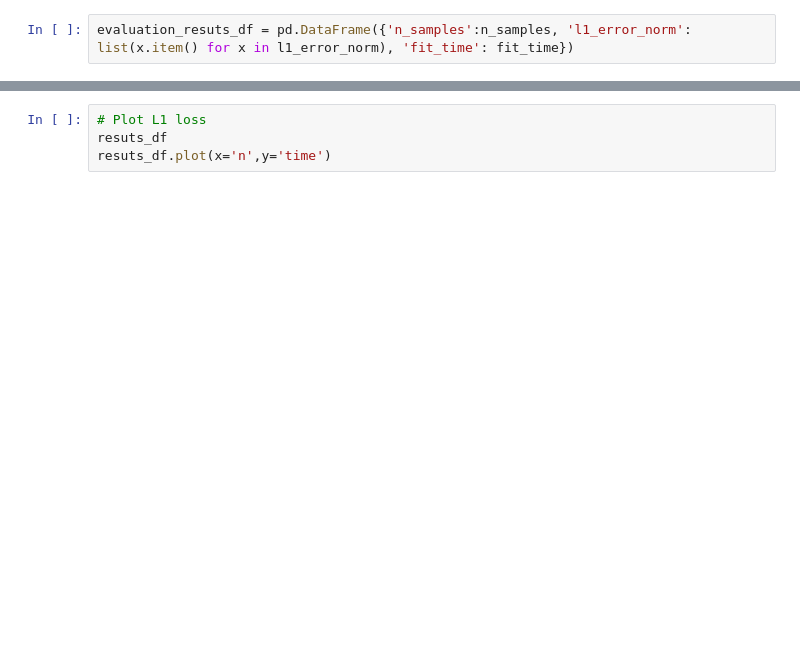
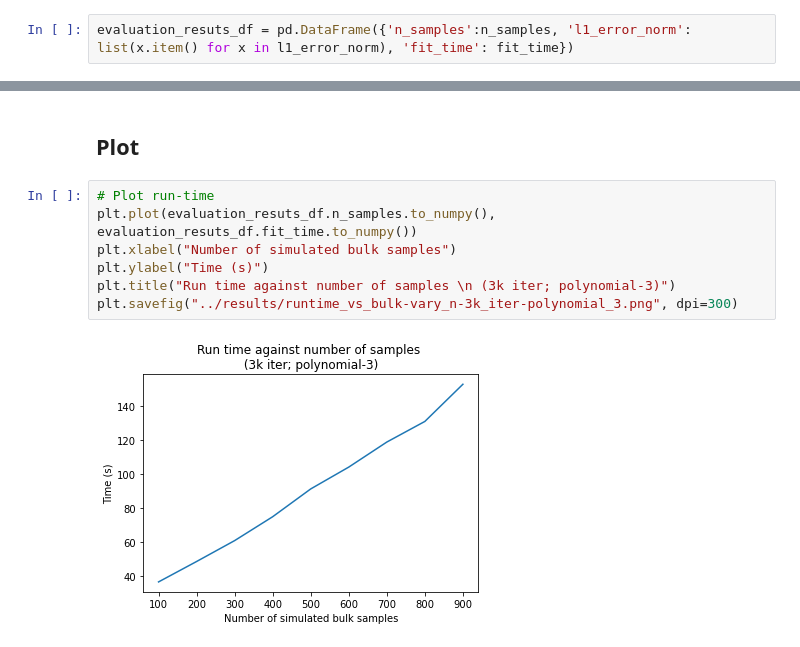
Before and after one commit to broadinstitute/temporal-rna-seq-deconvolution, a Jupyter notebook: notebooks/evaluate-run-time.ipynb, the cells around one changed output, grey strips where cells are left out. Cells and saved outputs as stored; diff of their text form; blank space fills up the shorter version.

Commit message:
add running time evaluation

```diff
--- a/notebooks/evaluate-run-time.ipynb
+++ b/notebooks/evaluate-run-time.ipynb
@@ -80,6 +97,13 @@ evaluation_resuts_df
-# %%
-# Plot L1 loss
-resuts_df
-resuts_df.plot(x='n',y='time')
+# %% [markdown]
+## Plot
+# %%
+# Plot run-time
+plt.plot(evaluation_resuts_df.n_samples.to_numpy(), evaluation_resuts_df.fit_time.to_numpy())
+plt.xlabel("Number of simulated bulk samples")
+plt.ylabel("Time (s)")
+plt.title("Run time against number of samples \n (3k iter; polynomial-3)")
+plt.savefig("../results/runtime_vs_bulk-vary_n-3k_iter-polynomial_3.png", dpi=300)
+# %% [output]
+[figure, added]
 # %%
 # Plot L1 loss
```
Also changed, not shown: parts of 6 cells of this notebook, 3 other files.
